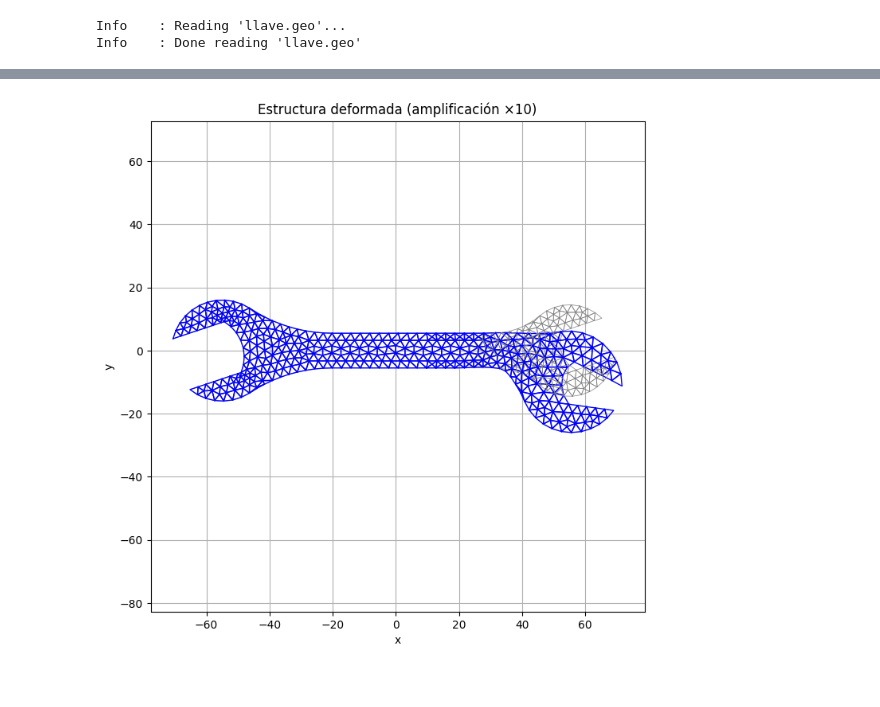
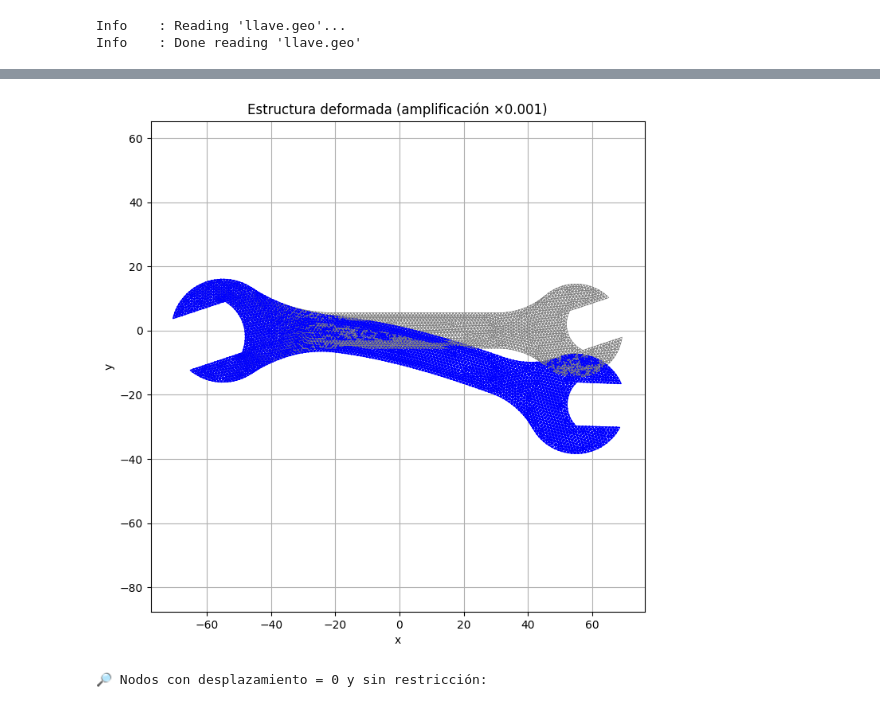
Before and after one commit to LukasWolff2002/TAREA_2_FINITE, a Jupyter notebook: ENTREGA_6/codigo.ipynb, the cells around one changed output, grey strips where cells are left out. Cells and saved outputs as stored; diff of their text form; code cells hidden in the pictures.

```diff
--- a/ENTREGA_6/codigo.ipynb
+++ b/ENTREGA_6/codigo.ipynb
@@ -309,5 +312,6 @@ if "Fuerza" in grupos:
     f_por_nodo = Py_total / len(nodos_fuerza)
 
     for nodo in nodos_fuerza:
-        dof_y = nodo.id * 2 + 1
-        estructure.apply_force(dof_index=dof_y, value=-50.0)  # Por ejemplo, 50 N hacia abajo
+        dof_y = nodo.id * 2
+        print(f"Aplicando fuerza {f_por_nodo} N en el nodo {nodo.id} (DOF {dof_y})")
+        estructure.apply_force(dof_index=dof_y, value=-5000.0)  # Por ejemplo, 50 N hacia abajo
@@ -313,0 +336,3 @@ if "Fuerza" in grupos:
+# %%
+for node in nodes:
+    print(f"Nodo {node.id} - Dofs {node.dofs}")
@@ -313,0 +357,11 @@ if "Fuerza" in grupos:
+# %%
+zero_rows = estructure.check_zero_rows()
+
+for row in zero_rows:
+    for node in estructure.nodes:
+        if row in node.dofs:
+            print(f"⚠️ DOF {row} pertenece al nodo {node.id} (restrain={node.restrain})")
+
+for node in estructure.nodes:
+    if 0 in node.dofs:
+        print(f"⚠️ DOF 0 pertenece al nodo {node.id}, DOFs: {node.dofs}, restrain={node.restrain}")
@@ -319,3 +391,10 @@ N° de DOFs fijos: 28
+# %%
+for nodo in estructure.nodes:
+    if np.all(nodo.restrain == [0, 0]):
+        ux = estructure.u_global[nodo.dofs[0]][0]
+        uy = estructure.u_global[nodo.dofs[1]][0]
+        if np.isclose(ux, 0.0) and np.isclose(uy, 0.0):
+            print(f"⚠️ Nodo {nodo.id} es libre pero no se mueve: u = ({ux:.2e}, {uy:.2e})")
 # %%
 def plot_deformed_structure(elements, scale=1.0, show_ids=False):
     """
@@ -339,34 +418,42 @@ def plot_deformed_structure(elements, scale=1.0, show_ids=False):
             u[i] = [ux, uy]
 
         # Dibujar triángulo original
         coords_closed = np.vstack([coords, coords[0]])
         plt.plot(coords_closed[:, 0], coords_closed[:, 1], 'gray', linewidth=0.5)
 
         # Dibujar triángulo deformado
         def_coords = coords + scale * u
         def_coords_closed = np.vstack([def_coords, def_coords[0]])
         plt.plot(def_coords_closed[:, 0], def_coords_closed[:, 1], 'b', linewidth=1.0)
 
         if show_ids:
             for i, nodo in enumerate(elem.node_list):
                 x, y = def_coords[i]
                 plt.text(x, y, str(nodo.id), fontsize=6, color='red')
 
     plt.title(f"Estructura deformada (amplificación ×{scale})")
     plt.axis('equal')
     plt.grid(True)
     plt.xlabel("x")
     plt.ylabel("y")  # Y como vertical
     plt.show()
 
 
 # Importante: guardar los desplazamientos en cada nodo
 for node in estructure.nodes:
     node.structure = estructure  # para acceder a u_global desde cada nodo
 
 # Luego graficar
-plot_deformed_structure(estructure.elements, scale=10, show_ids=False)
+plot_deformed_structure(estructure.elements, scale=0.001, show_ids=False)
 # %% [output]
-[figure, old version]
+[figure, new version]
 # %%
-#Todavia esta mal, ya que no se deforma completamente, solo una parte
+print("🔎 Nodos con desplazamiento = 0 y sin restricción:")
+for nodo in estructure.nodes:
+    if np.all(nodo.restrain == [0, 0]):
+        ux = nodo.structure.u_global[nodo.dofs[0]]
+        uy = nodo.structure.u_global[nodo.dofs[1]]
+        if np.isclose(ux, 0.0) and np.isclose(uy, 0.0):
+            print(f"⚠️ Nodo {nodo.id}: restrain={nodo.restrain}, u=({float(ux):.2e}, {float(uy):.2e})")
+# %% [output]
+🔎 Nodos con desplazamiento = 0 y sin restricción:
```
Also changed, not shown: parts of 9 cells of this notebook, 3 other files.
